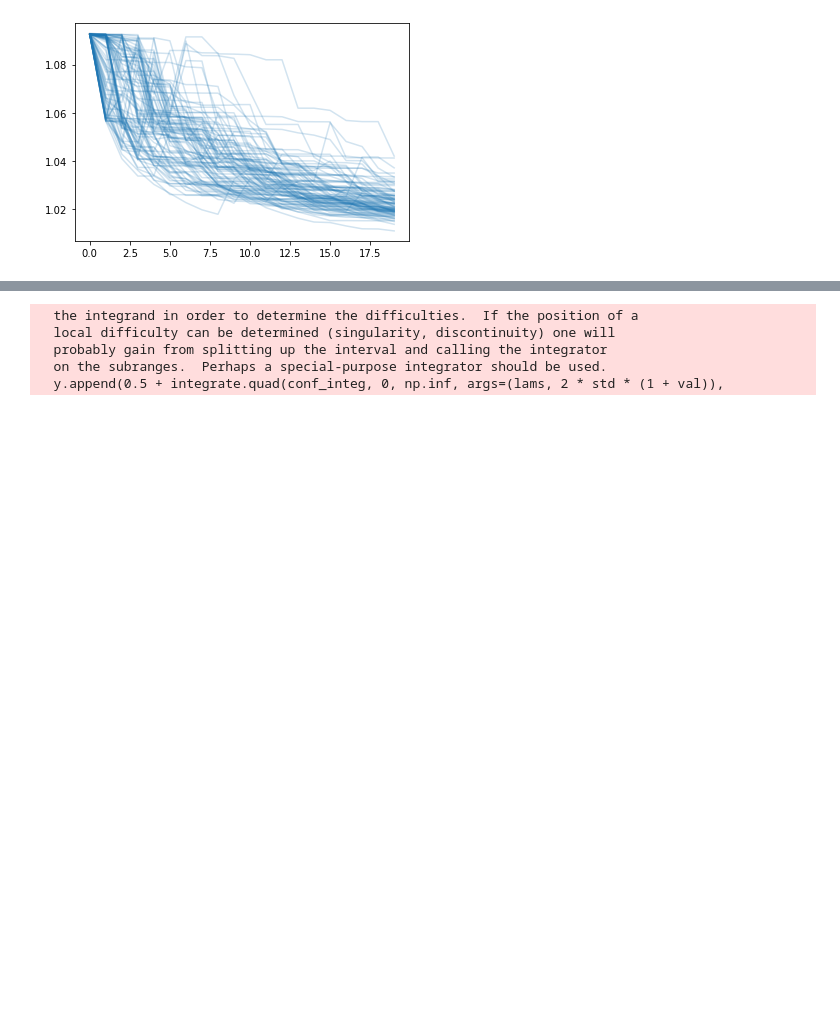
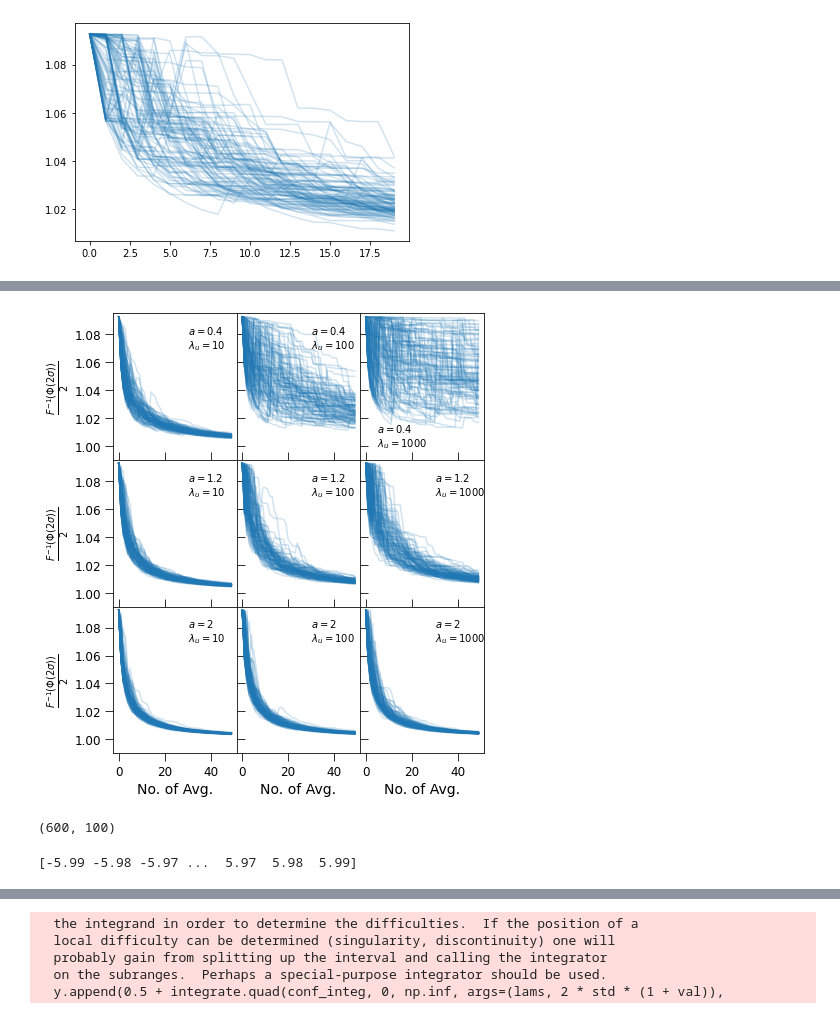
Before and after one commit to jlcbrown/FFT_hypoexp_comp, a Jupyter notebook: FFT_computation_testing.ipynb, the cells around one changed output, grey strips where cells are left out. Cells and saved outputs as stored; diff of their text form; code cells hidden in the pictures; blank space fills up the shorter version.

```diff
--- a/FFT_computation_testing.ipynb
+++ b/FFT_computation_testing.ipynb
@@ -438,0 +455,13 @@ None
+# %%
+%%timeit
+
+Nsum = int(20)
+Nreal = int(100)
+drawshape = [Nsum, Nreal]
+lams = get_plaw_samples(1, 1000, 2, drawshape)
+
+tri_lams = np.zeros([Nsum, Nsum * Nreal])
+for real_ind in range(Nreal):
+    tri_lams[:, real_ind * Nsum: (real_ind + 1) * Nsum] = make_triangle(lams[:, real_ind])
+lams_use = tri_lams
+confs, y, stds = get_conf_rat(lams_use, limit=200)
@@ -438,0 +470,53 @@ None
+# %%
+for plind in [0.4, 1.2, 2]:
+    for maxlam in [10, 100]:
+        confs = plaw_conf_sim(plind=plind, Nsum=50, tri=True, limit=200, maxlam=maxlam)
+        np.save(f'confs_plind_{plind}_maxlam_{maxlam}.npy', confs)
+# %%
+from matplotlib.lines import Line2D
+fig, ax = plt.subplots(figsize=(6.5, 7), ncols=3, nrows=3)
+for pind, plind in enumerate([0.4, 1.2, 2]):
+    for mind, maxlam in enumerate([10, 100, 1000]):
+        confs = np.load(f'confs_plind_{plind}_maxlam_{maxlam}.npy')
+        confs = np.reshape(confs, [100, 50])
+        ax[pind, mind].set_ylim(0.99, 1.095)
+        ax[pind, mind].plot(confs.T, alpha=0.2, color='tab:blue')
+        if mind == 0:
+            ax[pind, mind].set_ylabel(r"$\frac{F^{-1}(\Phi(2\sigma))}{2}$", fontsize=14)
+        else:
+            ax[pind, mind].tick_params(axis='y', direction='in')
+            ax[pind, mind].set_yticklabels([])
+        if pind == 2:
+            ax[pind, mind].set_xlabel("No. of Avg.", fontsize=14)
+        else:
+            ax[pind, mind].tick_params(axis='x', direction='in')
+            ax[pind, mind].set_xticklabels([])
+        ax[pind, mind].tick_params(size=8, labelsize=12)
+        label = f"$a={plind}$\n$\lambda_u={maxlam}$"
+        #line = Line2D([], [], color='tab:blue')
+        #ax[pind, mind].legend([line], [label])
+        if pind == 0 and mind == 2:
+            ax[pind, mind].text(5, 1.00, label)
+        else:
+            ax[pind, mind].text(30, 1.07, label)
+fig.tight_layout(h_pad=0, w_pad=-0.5)
+fig.savefig("nine_panel_conf_rat.pdf")
+# %% [output]
+[figure, added]
+# %%
+lams = get_plaw_samples(1, 1000, 0.4, [50, 100])
+vals = np.arange(-1, 5, 0.01)
+x, y, std = get_cdf(lams, vals=vals, mode='avg')
+print(y.shape)
+# %% [output]
+(600, 100)
+# %%
+yref = np.flip(1 - y[1:])
+xcopy = -np.flip(x[1:])
+
+xuse = np.append(xcopy, x)
+yuse = np.append(yref, y, axis=0)
+print(xuse)
+xmid = 0.5 * (xuse[1:] + xuse[:-1])
+# %% [output]
+[-5.99 -5.98 -5.97 ...  5.97  5.98  5.99]
```
Also changed, not shown: parts of 15 cells of this notebook.
